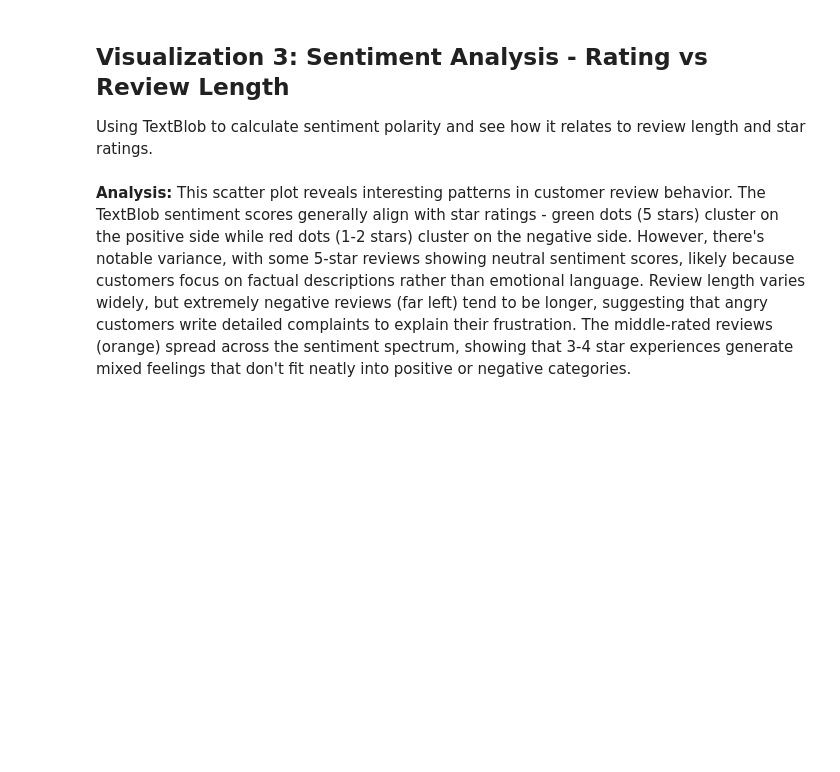
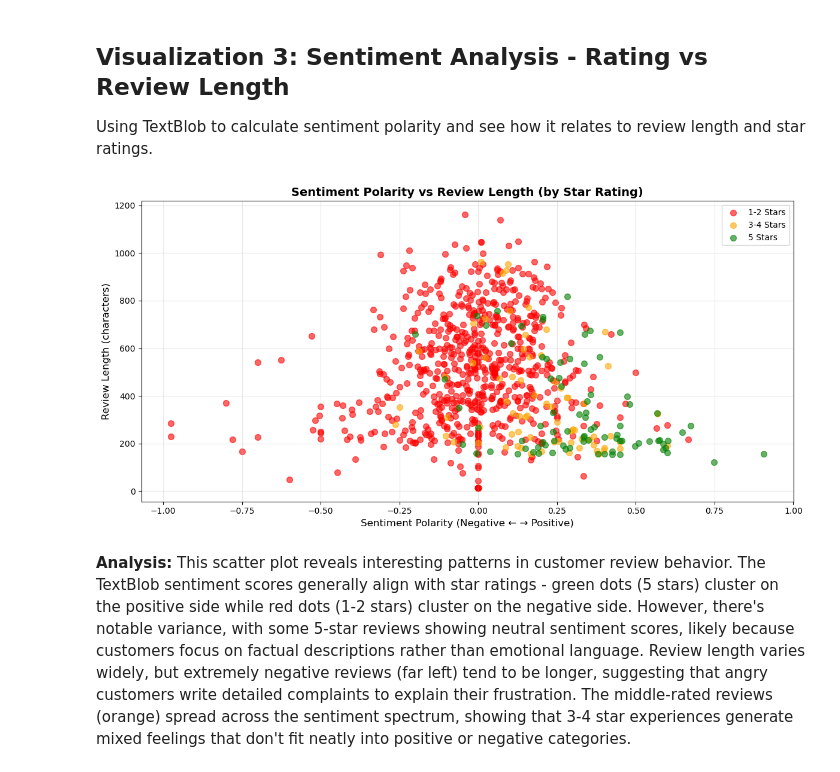
Before and after one commit to collinminer/Data_Visualization_And_Modeling_Online, a Jupyter notebook: Lab/4.3 Visualizing Text Data.ipynb, the cells around one changed output. Drawn from its saved outputs; the diff is of its cells as text; code cells hidden in the pictures; blank space fills up the shorter version.

Commit message:
Fix visualization display for GitHub - convert Plotly to matplotlib

```diff
--- a/Lab/4.3 Visualizing Text Data.ipynb
+++ b/Lab/4.3 Visualizing Text Data.ipynb
@@ -134,36 +134,33 @@ plt.show()
 Using TextBlob to calculate sentiment polarity and see how it relates to review length and star ratings.
 # %%
 from textblob import TextBlob
-import plotly.express as px
 
 # Calculate sentiment and review length
 df['sentiment'] = df['Review'].apply(lambda x: TextBlob(str(x)).sentiment.polarity)
 df['review_length'] = df['Review'].apply(lambda x: len(str(x)))
 
 # Create sentiment category for coloring
 df['Rating_Category'] = df['Rating'].apply(lambda x: '5 Stars' if x == 5
                                             else '3-4 Stars' if x >= 3
                                             else '1-2 Stars')
 
-# Create interactive scatter plot
-fig = px.scatter(
-    df,
-    x='sentiment',
-    y='review_length',
-    color='Rating_Category',
-    hover_data=['Rating', 'Review'],
-    title='Sentiment Polarity vs Review Length (by Star Rating)',
-    labels={'sentiment': 'Sentiment Polarity', 'review_length': 'Review Length (characters)'},
-    color_discrete_map={'5 Stars': 'green', '3-4 Stars': 'orange', '1-2 Stars': 'red'},
-    opacity=0.6,
-    height=600
-)
+# Create scatter plot with matplotlib for better GitHub compatibility
+fig, ax = plt.subplots(figsize=(12, 6))
 
-fig.update_layout(
-    xaxis_title='Sentiment Polarity (Negative ← → Positive)',
-    yaxis_title='Review Length (characters)'
-)
+# Plot each rating category with different colors
+for category, color in [('1-2 Stars', 'red'), ('3-4 Stars', 'orange'), ('5 Stars', 'green')]:
+    mask = df['Rating_Category'] == category
+    ax.scatter(df[mask]['sentiment'], df[mask]['review_length'],
+               c=color, label=category, alpha=0.6, s=50)
 
-fig.show()
+ax.set_xlabel('Sentiment Polarity (Negative ← → Positive)', fontsize=12)
+ax.set_ylabel('Review Length (characters)', fontsize=12)
+ax.set_title('Sentiment Polarity vs Review Length (by Star Rating)', fontsize=14, fontweight='bold')
+ax.legend()
+ax.grid(True, alpha=0.3)
+plt.tight_layout()
+plt.show()
+# %% [output]
+[figure, added]
 # %% [markdown]
 **Analysis:** This scatter plot reveals interesting patterns in customer review behavior. The TextBlob sentiment scores generally align with star ratings - green dots (5 stars) cluster on the positive side while red dots (1-2 stars) cluster on the negative side. However, there's notable variance, with some 5-star reviews showing neutral sentiment scores, likely because customers focus on factual descriptions rather than emotional language. Review length varies widely, but extremely negative reviews (far left) tend to be longer, suggesting that angry customers write detailed complaints to explain their frustration. The middle-rated reviews (orange) spread across the sentiment spectrum, showing that 3-4 star experiences generate mixed feelings that don't fit neatly into positive or negative categories.
```
